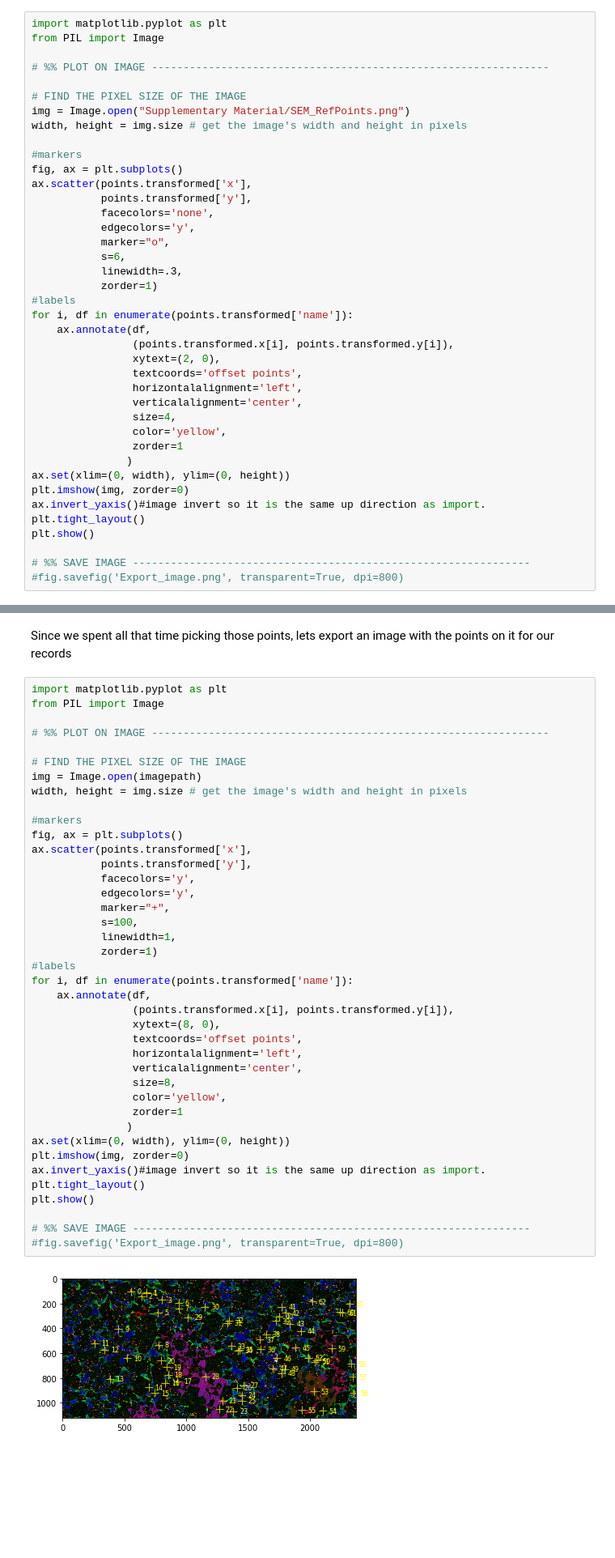
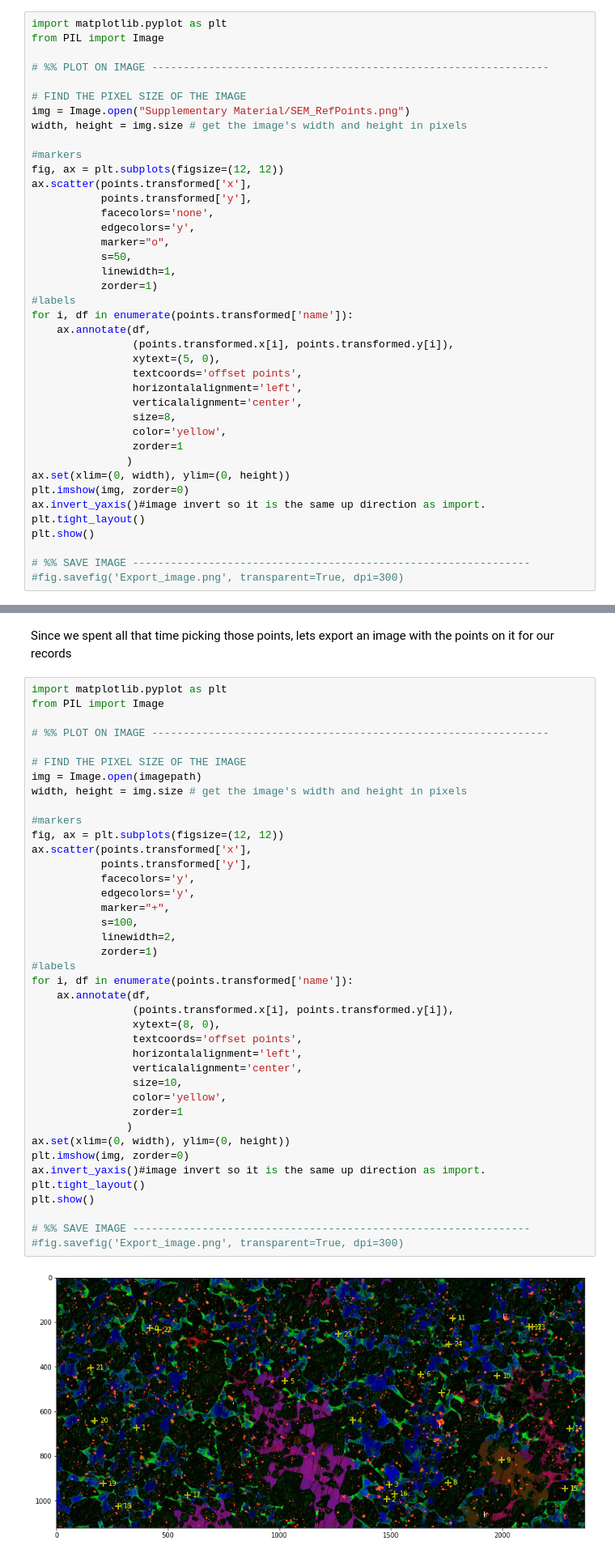
Before and after one commit to lavender22/AESC2021-autopew-poster, a Jupyter notebook: Autopew_poster.ipynb, the cells around one changed output, grey strips where cells are left out. Shown at 81% size. Drawn from its saved outputs; the diff is of its cells as text; blank space fills up the shorter version.

Commit message:
Update Autopew_poster.ipynb
some visualisation updates

```diff
--- a/Autopew_poster.ipynb
+++ b/Autopew_poster.ipynb
@@ -118,24 +118,24 @@ img = Image.open("Supplementary Material/SEM_RefPoints.png")
 width, height = img.size # get the image's width and height in pixels
 
 #markers
-fig, ax = plt.subplots()
+fig, ax = plt.subplots(figsize=(12, 12))
 ax.scatter(points.transformed['x'],
            points.transformed['y'],
            facecolors='none',
            edgecolors='y',
            marker="o",
-           s=6,
-           linewidth=.3,
+           s=50,
+           linewidth=1,
            zorder=1)
 #labels
 for i, df in enumerate(points.transformed['name']):
     ax.annotate(df,
                 (points.transformed.x[i], points.transformed.y[i]),
-                xytext=(2, 0),
+                xytext=(5, 0),
                 textcoords='offset points',
                 horizontalalignment='left',
                 verticalalignment='center',
-                size=4,
+                size=8,
                 color='yellow',
                 zorder=1
                )
@@ -146,5 +146,5 @@ plt.tight_layout()
 plt.show()
 
 # %% SAVE IMAGE ---------------------------------------------------------------
-#fig.savefig('Export_image.png', transparent=True, dpi=800)
+#fig.savefig('Export_image.png', transparent=True, dpi=300)
 # %% [output]
@@ -262,35 +259,35 @@ from PIL import Image
 img = Image.open(imagepath)
 width, height = img.size # get the image's width and height in pixels
 
 #markers
-fig, ax = plt.subplots()
+fig, ax = plt.subplots(figsize=(12, 12))
 ax.scatter(points.transformed['x'],
            points.transformed['y'],
            facecolors='y',
            edgecolors='y',
            marker="+",
            s=100,
-           linewidth=1,
+           linewidth=2,
            zorder=1)
 #labels
 for i, df in enumerate(points.transformed['name']):
     ax.annotate(df,
                 (points.transformed.x[i], points.transformed.y[i]),
                 xytext=(8, 0),
                 textcoords='offset points',
                 horizontalalignment='left',
                 verticalalignment='center',
-                size=8,
+                size=10,
                 color='yellow',
                 zorder=1
                )
 ax.set(xlim=(0, width), ylim=(0, height))
 plt.imshow(img, zorder=0)
 ax.invert_yaxis()#image invert so it is the same up direction as import.
 plt.tight_layout()
 plt.show()
 
 # %% SAVE IMAGE ---------------------------------------------------------------
-#fig.savefig('Export_image.png', transparent=True, dpi=800)
+#fig.savefig('Export_image.png', transparent=True, dpi=300)
 # %% [output]
-[figure, old version]
+[figure, new version]
```
Also changed, not shown: parts of 10 cells of this notebook.
